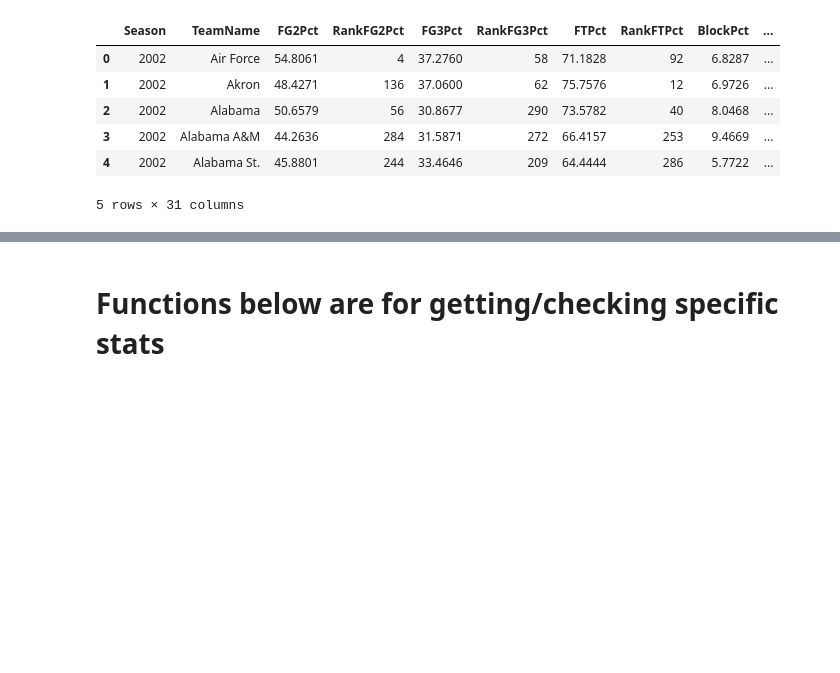
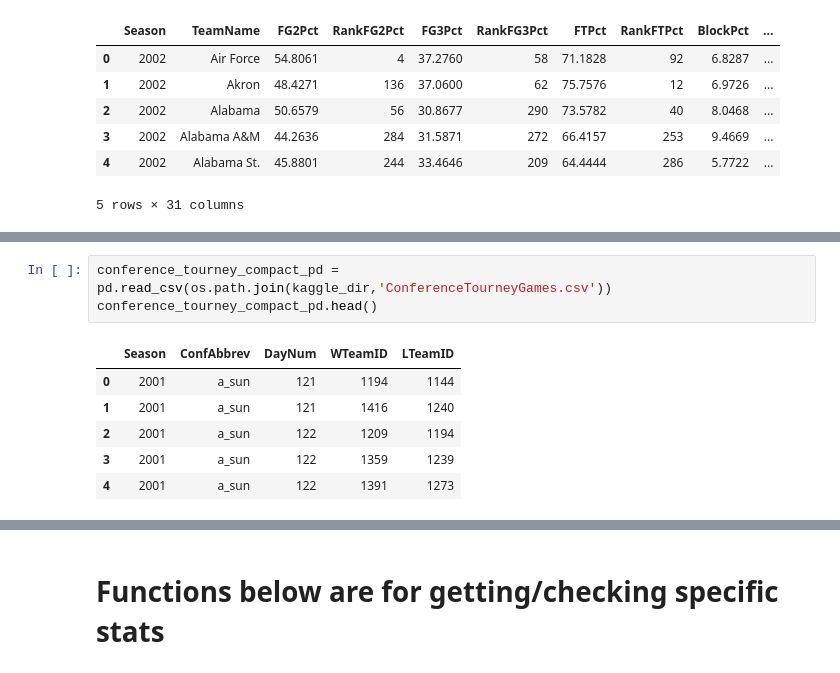
Before and after one commit to DShau22/March_Madness, a Jupyter notebook: MarchMadness.ipynb, the cells around one changed output, grey strips where cells are left out. Cells and saved outputs as stored; diff of their text form; blank space fills up the shorter version.

```diff
--- a/MarchMadness.ipynb
+++ b/MarchMadness.ipynb
@@ -131,0 +144,10 @@ kenpom_pd.head()
+# %%
+conference_tourney_compact_pd = pd.read_csv(os.path.join(kaggle_dir,'ConferenceTourneyGames.csv'))
+conference_tourney_compact_pd.head()
+# %% [output]
+|  | Season | ConfAbbrev | DayNum | WTeamID | LTeamID |
+| 0 | 2001 | a_sun | 121 | 1194 | 1144 |
+| 1 | 2001 | a_sun | 121 | 1416 | 1240 |
+| 2 | 2001 | a_sun | 122 | 1209 | 1194 |
+| 3 | 2001 | a_sun | 122 | 1359 | 1239 |
+| 4 | 2001 | a_sun | 122 | 1391 | 1273 |
```
Also changed, not shown: parts of 15 cells of this notebook, 2 other files.
